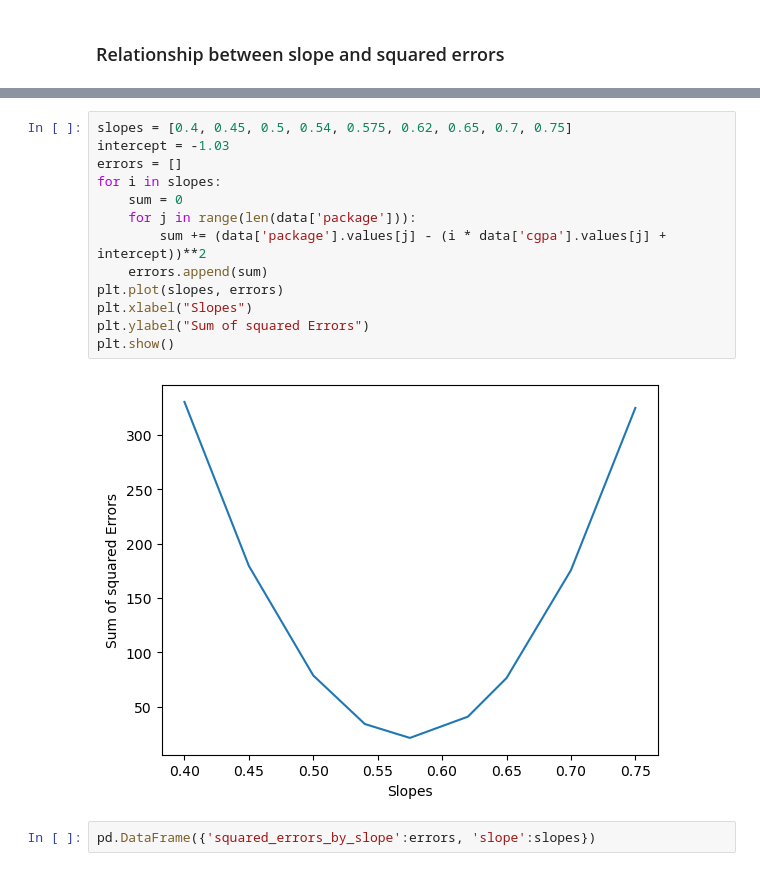
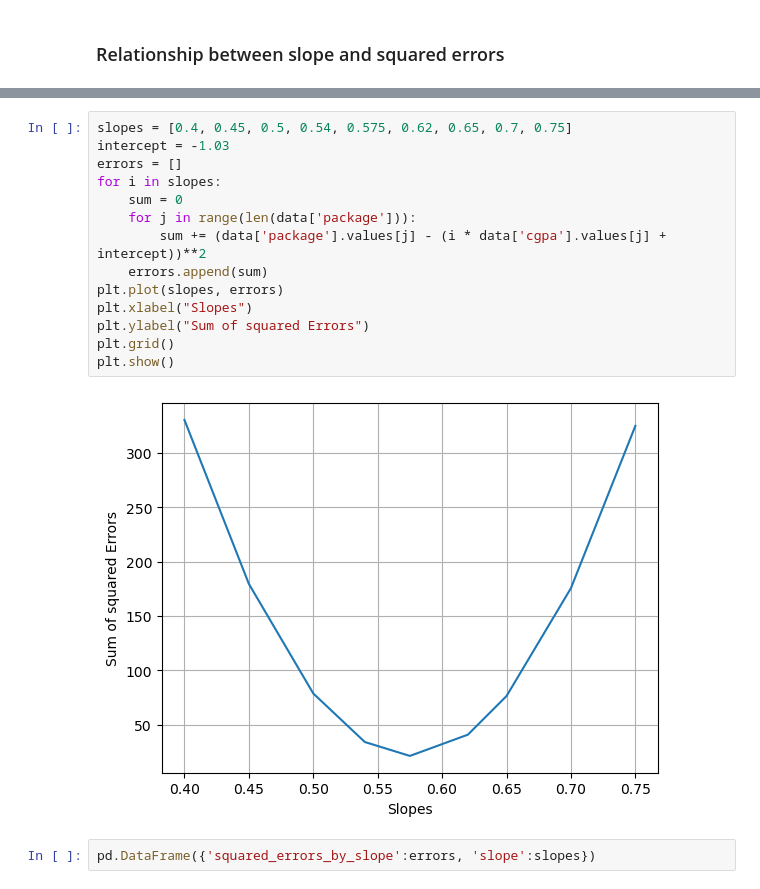
Before and after one commit to PrimEGameR123/Fundamentals-of-Machine-learning, a Jupyter notebook: 2 - Linear Method.ipynb, the cells around one changed output, grey strips where cells are left out. Drawn from its saved outputs; the diff is of its cells as text.

```diff
--- a/2 - Linear Method.ipynb
+++ b/2 - Linear Method.ipynb
@@ -269,18 +272,19 @@ plt.show()
 # %%
 slopes = [0.4, 0.45, 0.5, 0.54, 0.575, 0.62, 0.65, 0.7, 0.75]
 intercept = -1.03
 errors = []
 for i in slopes:
     sum = 0
     for j in range(len(data['package'])):
         sum += (data['package'].values[j] - (i * data['cgpa'].values[j] + intercept))**2
     errors.append(sum)
 plt.plot(slopes, errors)
 plt.xlabel("Slopes")
 plt.ylabel("Sum of squared Errors")
+plt.grid()
 plt.show()
 # %% [output]
-[figure, old version]
+[figure, new version]
 # %%
 pd.DataFrame({'squared_errors_by_slope':errors, 'slope':slopes})
 # %% [output]
```
Also changed, not shown: parts of 62 cells of this notebook.
